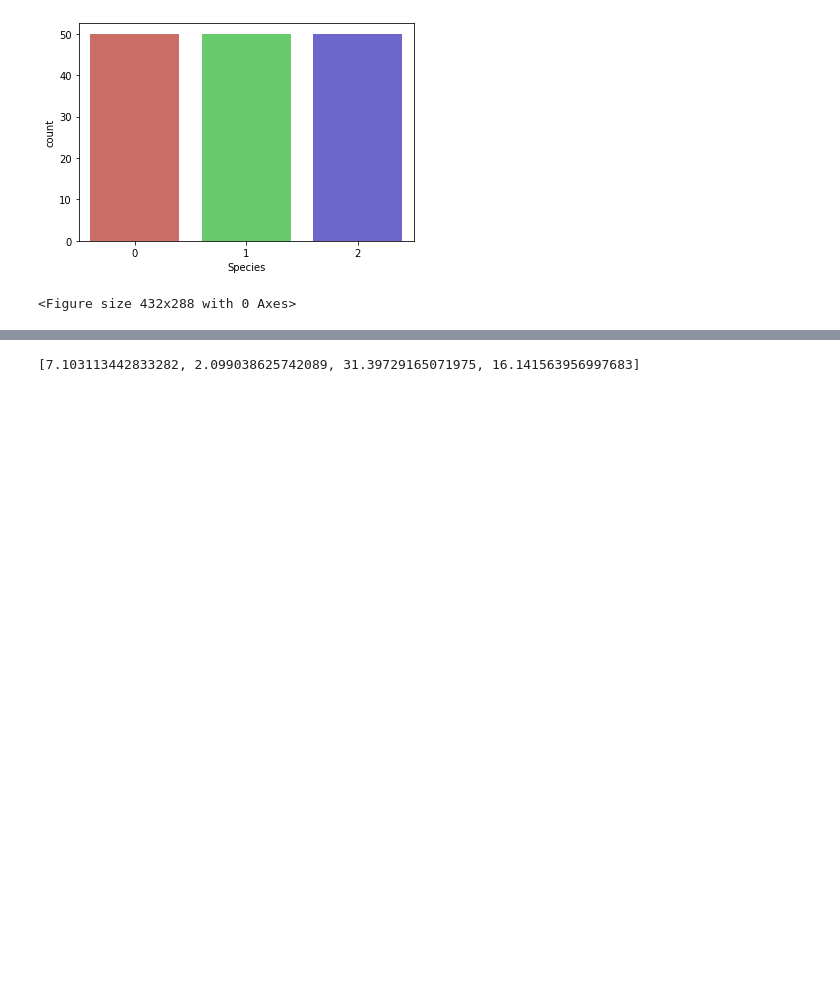
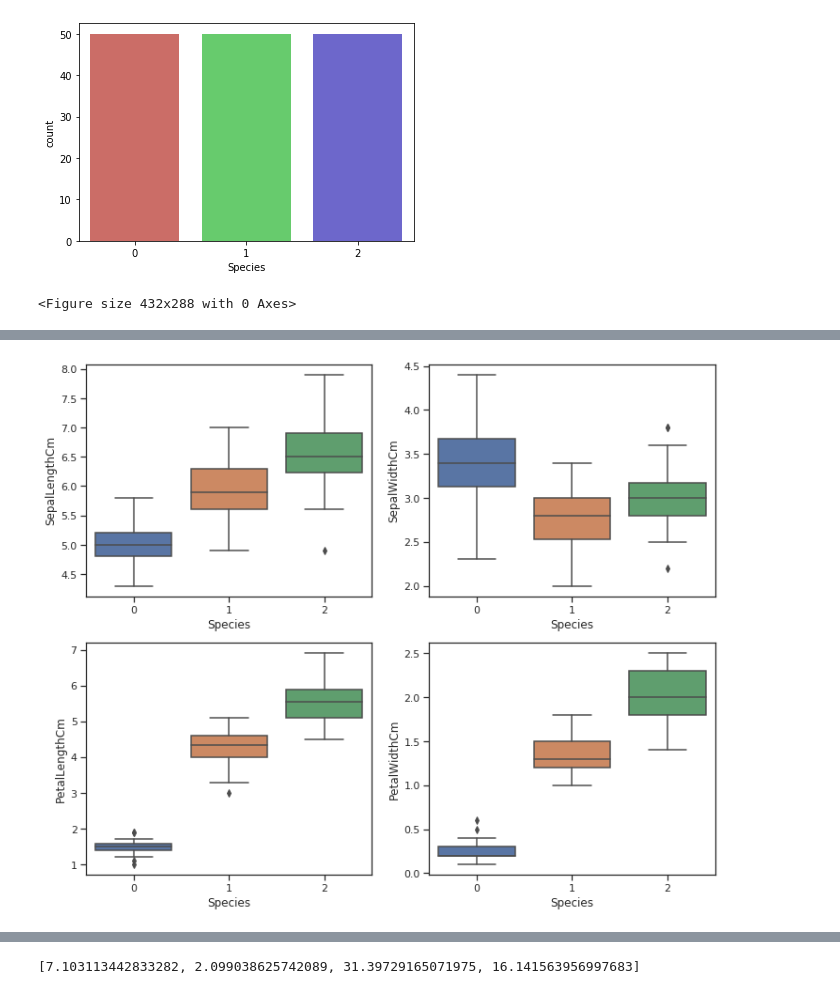
Before and after one commit to karljmurphy/logistic_regression, a Jupyter notebook: LR.ipynb, the cells around one changed output, grey strips where cells are left out. Drawn from its saved outputs; the diff is of its cells as text; code cells hidden in the pictures; blank space fills up the shorter version.

```diff
--- a/LR.ipynb
+++ b/LR.ipynb
@@ -36,0 +41,14 @@ We see from the above histogram that the "Species" variable is well balanced
+# %%
+sns.set(style="ticks")
+plt.figure(figsize=(12,10))
+plt.subplot(2,2,1)
+sns.boxplot(x='Species',y='SepalLengthCm',data=df)
+plt.subplot(2,2,2)
+sns.boxplot(x='Species',y='SepalWidthCm',data=df)
+plt.subplot(2,2,3)
+sns.boxplot(x='Species',y='PetalLengthCm',data=df)
+plt.subplot(2,2,4)
+sns.boxplot(x='Species',y='PetalWidthCm',data=df)
+plt.show()
+# %% [output]
+[figure, added]
```
Also changed, not shown: parts of 21 cells of this notebook.
